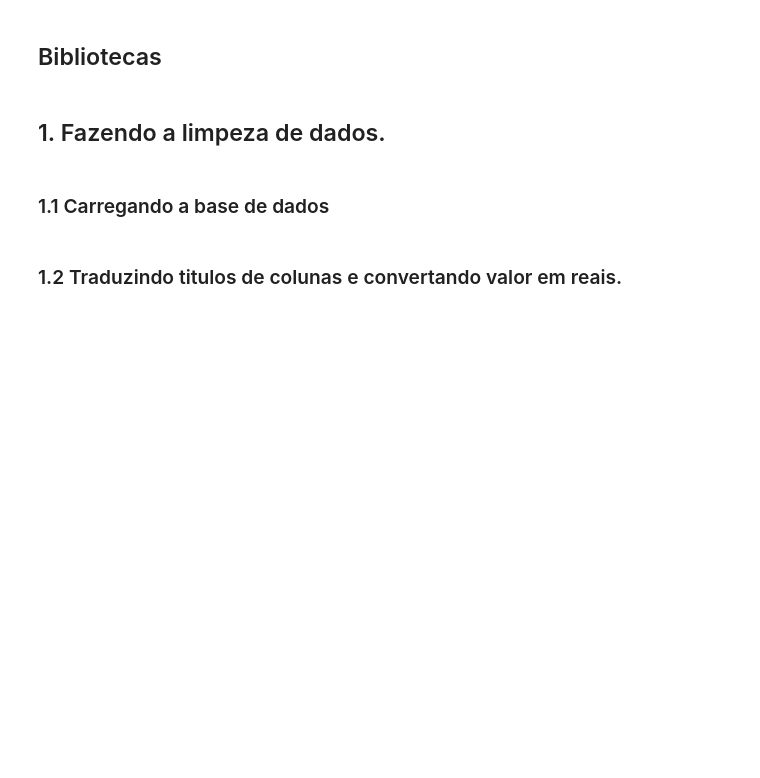
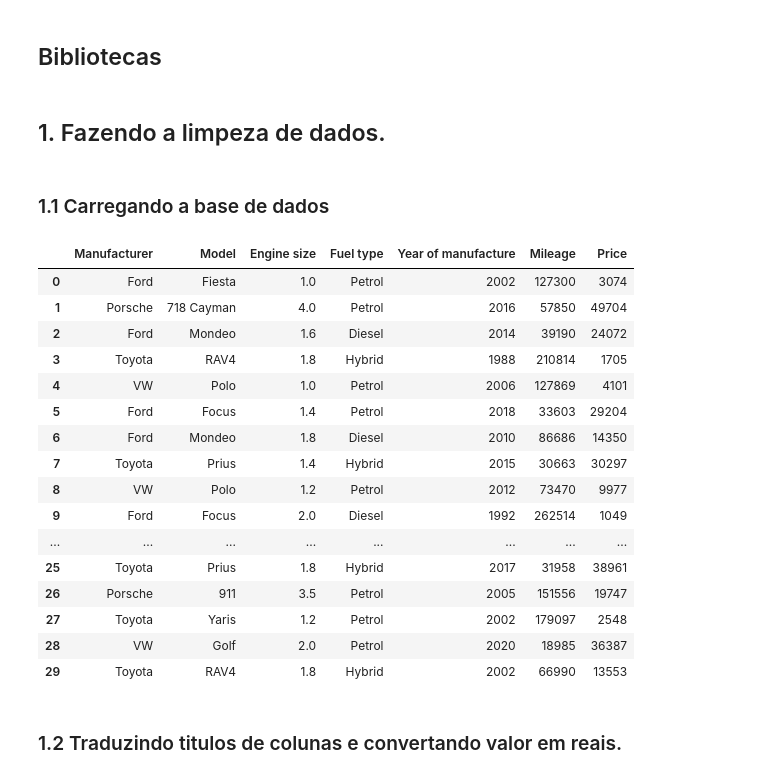
Before and after one commit to RafaelSilvax06/ProjetoIA-Car-Price-ML, a Jupyter notebook: notebooks/1.Analise_exploratoria.ipynb, the cells around one changed output. Drawn from its saved outputs; the diff is of its cells as text; code cells hidden in the pictures; blank space fills up the shorter version.

```diff
--- a/notebooks/1.Analise_exploratoria.ipynb
+++ b/notebooks/1.Analise_exploratoria.ipynb
@@ -11,8 +11,26 @@ import matplotlib.pyplot as plt
 ### 1.1 Carregando a base de dados
 # %%
 #Base de dados
-carros = pd.read_csv('https://raw.githubusercontent.com/RafaelSilvax06/ProjetoIA-Analise/refs/heads/main/car_sales_data.csv')
+carros = pd.read_csv('https://raw.githubusercontent.com/RafaelSilvax06/ProjetoIA-Car-Price-ML/refs/heads/main/data_base/car_sales_data.csv')
 carros.head(30)
+# %% [output]
+|  | Manufacturer | Model | Engine size | Fuel type | Year of manufacture | Mileage | Price |
+| 0 | Ford | Fiesta | 1.0 | Petrol | 2002 | 127300 | 3074 |
+| 1 | Porsche | 718 Cayman | 4.0 | Petrol | 2016 | 57850 | 49704 |
+| 2 | Ford | Mondeo | 1.6 | Diesel | 2014 | 39190 | 24072 |
+| 3 | Toyota | RAV4 | 1.8 | Hybrid | 1988 | 210814 | 1705 |
+| 4 | VW | Polo | 1.0 | Petrol | 2006 | 127869 | 4101 |
+| 5 | Ford | Focus | 1.4 | Petrol | 2018 | 33603 | 29204 |
+| 6 | Ford | Mondeo | 1.8 | Diesel | 2010 | 86686 | 14350 |
+| 7 | Toyota | Prius | 1.4 | Hybrid | 2015 | 30663 | 30297 |
+| 8 | VW | Polo | 1.2 | Petrol | 2012 | 73470 | 9977 |
+| 9 | Ford | Focus | 2.0 | Diesel | 1992 | 262514 | 1049 |
+| ... | ... | ... | ... | ... | ... | ... | ... |
+| 25 | Toyota | Prius | 1.8 | Hybrid | 2017 | 31958 | 38961 |
+| 26 | Porsche | 911 | 3.5 | Petrol | 2005 | 151556 | 19747 |
+| 27 | Toyota | Yaris | 1.2 | Petrol | 2002 | 179097 | 2548 |
+| 28 | VW | Golf | 2.0 | Petrol | 2020 | 18985 | 36387 |
+| 29 | Toyota | RAV4 | 1.8 | Hybrid | 2002 | 66990 | 13553 |
 # %% [markdown]
 ### 1.2 Traduzindo titulos de colunas e convertando valor em reais.
 # %%
```
Also changed, not shown: parts of 9 cells of this notebook, 1 other file.
